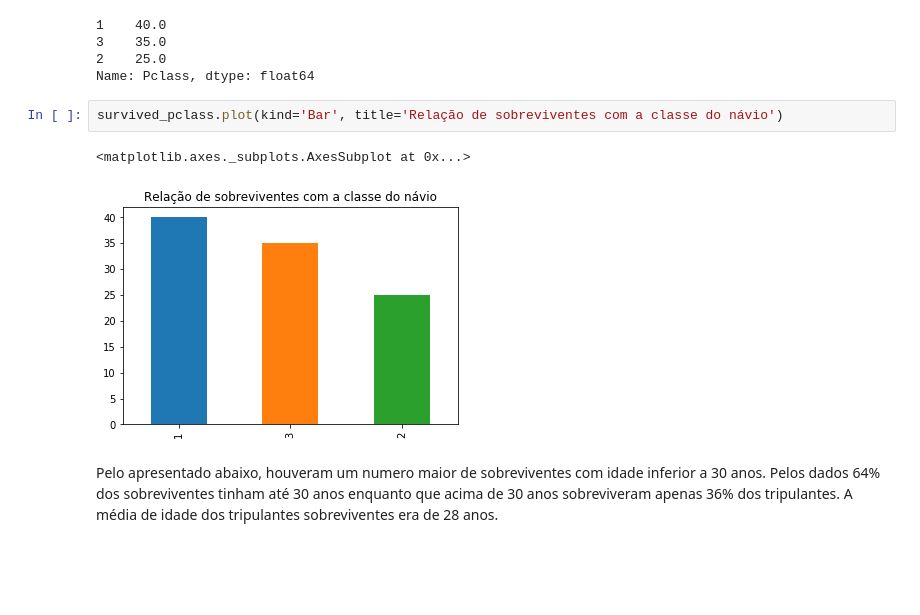
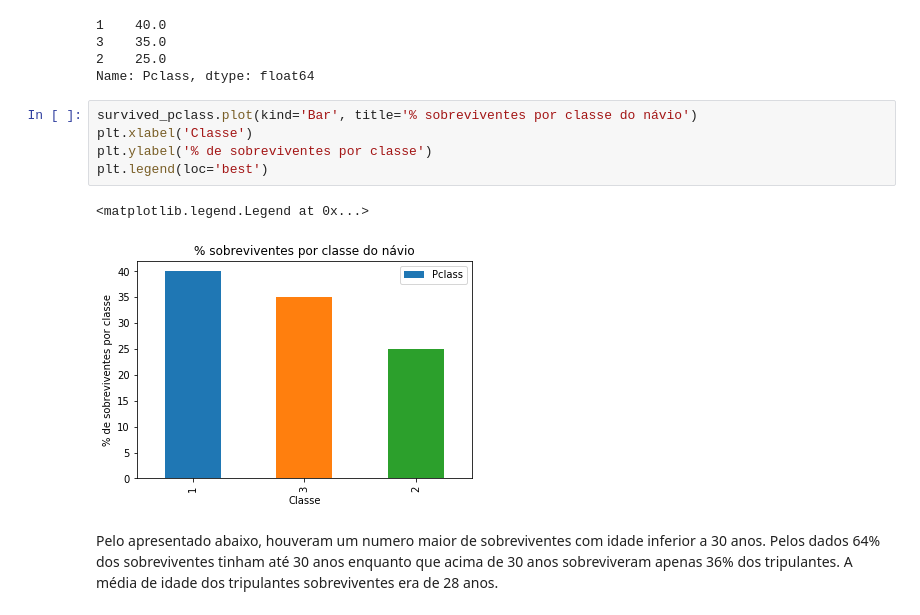
Before and after one commit to ERodrigues/Analise_dados_titanic, a Jupyter notebook: Analise_dados_Titanic.ipynb, the cells around one changed output. Drawn from its saved outputs; the diff is of its cells as text; blank space fills up the shorter version.

```diff
--- a/Analise_dados_Titanic.ipynb
+++ b/Analise_dados_Titanic.ipynb
@@ -260,10 +277,13 @@ survived_pclass
 2    25.0
 Name: Pclass, dtype: float64
 # %%
-survived_pclass.plot(kind='Bar', title='Relação de sobreviventes com a classe do návio')
+survived_pclass.plot(kind='Bar', title='% sobreviventes por classe do návio')
+plt.xlabel('Classe')
+plt.ylabel('% de sobreviventes por classe')
+plt.legend(loc='best')
 # %% [output]
-<matplotlib.axes._subplots.AxesSubplot at 0x...>
+<matplotlib.legend.Legend at 0x...>
-[figure, old version]
+[figure, new version]
 # %% [markdown]
 Pelo apresentado abaixo, houveram um numero maior de sobreviventes com idade inferior a 30 anos. Pelos dados 64% dos sobreviventes tinham até 30 anos enquanto que acima de 30 anos sobreviveram apenas 36% dos tripulantes. A média de idade dos tripulantes sobreviventes era de 28 anos.
 # %%
```
Also changed, not shown: parts of 15 cells of this notebook, 1 other file.
